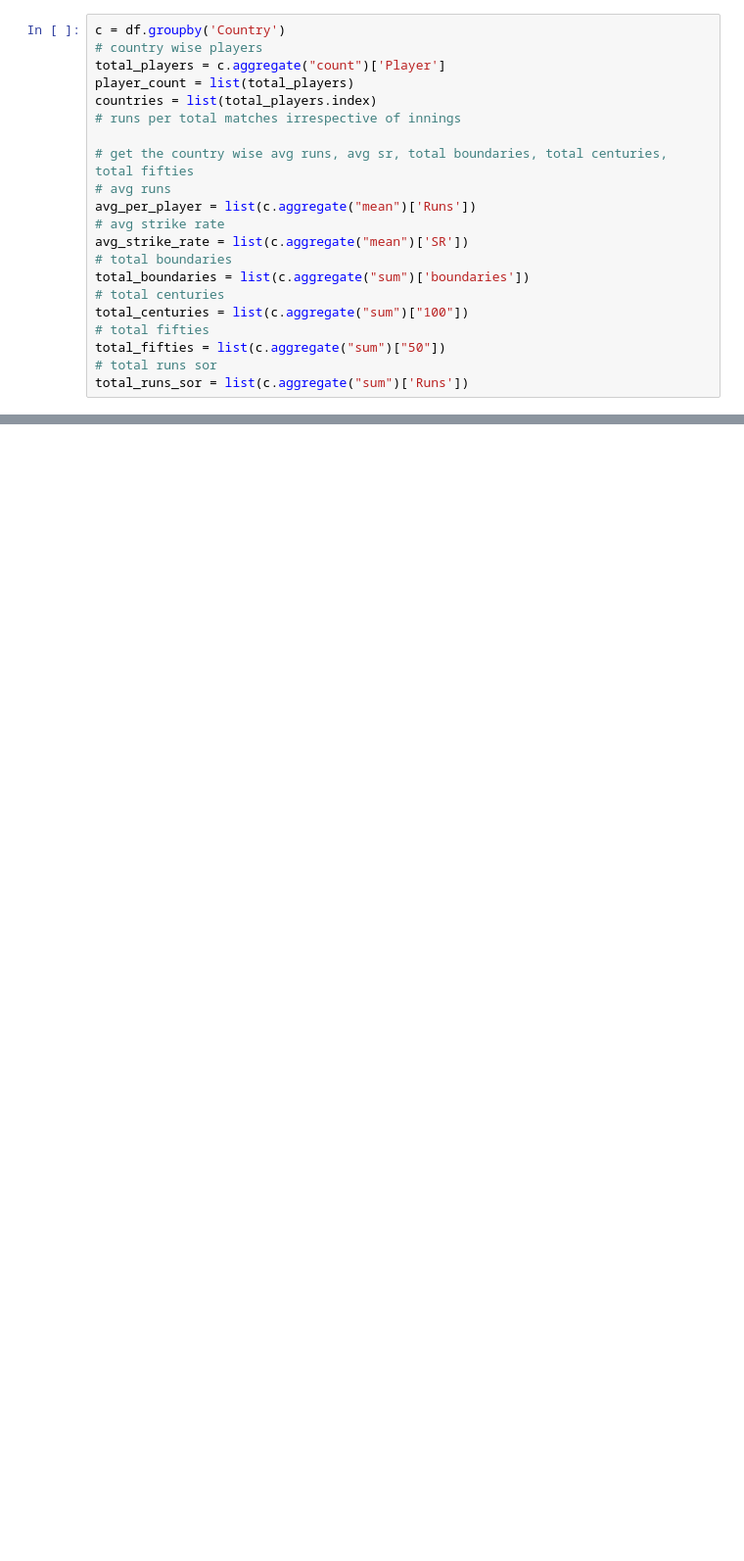
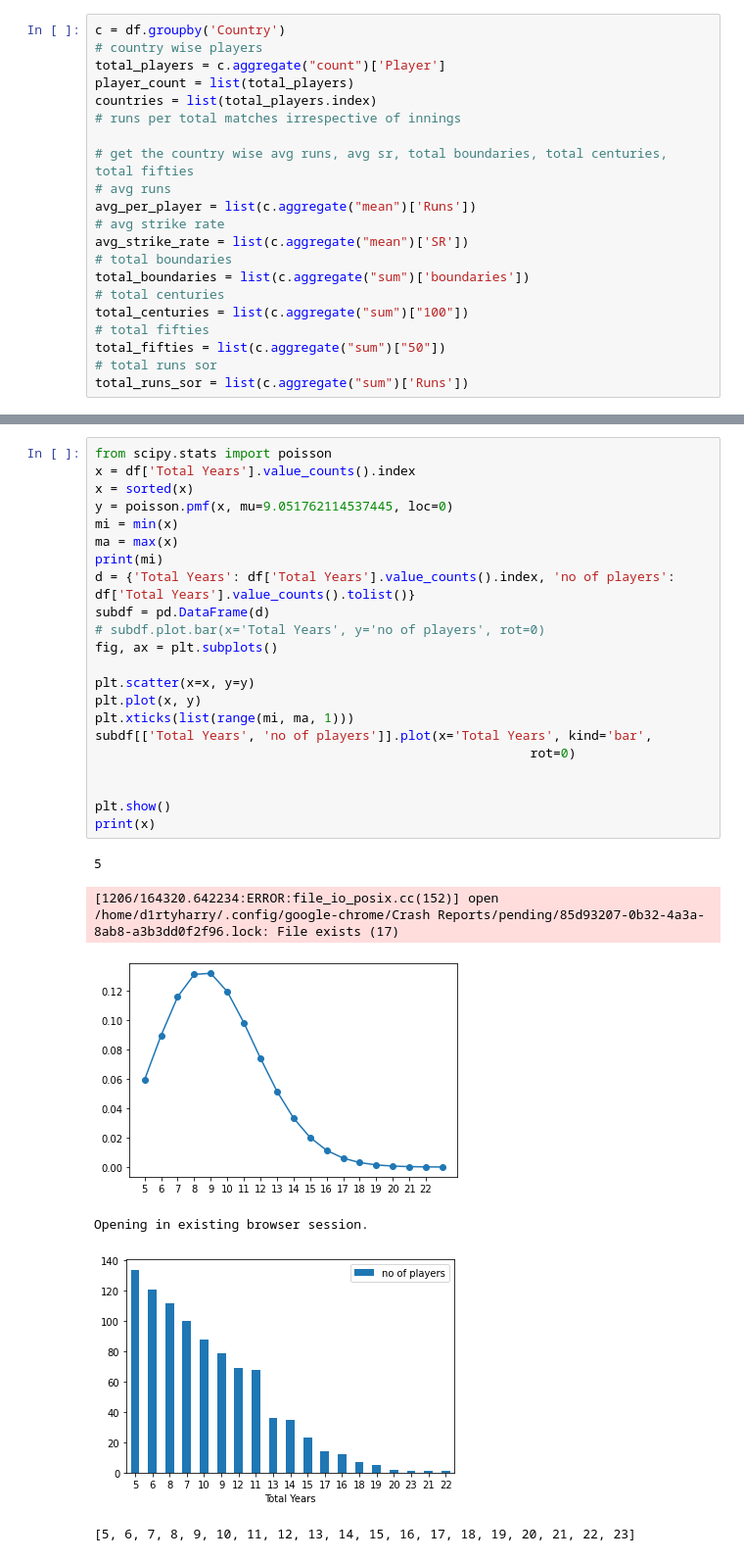
Before and after one commit to AmanJain27/Cricket-Analysis, a Jupyter notebook: EDA/data_eda_2.ipynb, the cells around one changed output, grey strips where cells are left out. Shown at 98% size. Saved outputs shown, nothing was run; the diff lists cells and outputs as text; blank space fills up the shorter version.

```diff
--- a/EDA/data_eda_2.ipynb
+++ b/EDA/data_eda_2.ipynb
@@ -522,0 +921,29 @@ Opening in existing browser session.
+# %%
+from scipy.stats import poisson
+x = df['Total Years'].value_counts().index
+x = sorted(x)
+y = poisson.pmf(x, mu=9.051762114537445, loc=0)
+mi = min(x)
+ma = max(x)
+print(mi)
+d = {'Total Years': df['Total Years'].value_counts().index, 'no of players': df['Total Years'].value_counts().tolist()}
+subdf = pd.DataFrame(d)
+# subdf.plot.bar(x='Total Years', y='no of players', rot=0)
+fig, ax = plt.subplots()
+
+plt.scatter(x=x, y=y)
+plt.plot(x, y)
+plt.xticks(list(range(mi, ma, 1)))
+subdf[['Total Years', 'no of players']].plot(x='Total Years', kind='bar',
+                                                         rot=0)
+
+
+plt.show()
+print(x)
+# %% [output]
+5
+[1206/164320.642234:ERROR:file_io_posix.cc(152)] open /home/d1rtyharry/.config/google-chrome/Crash Reports/pending/85d93207-0b32-4a3a-8ab8-a3b3dd0f2f96.lock: File exists (17)
+[figure, added]
+Opening in existing browser session.
+[figure, added]
+[5, 6, 7, 8, 9, 10, 11, 12, 13, 14, 15, 16, 17, 18, 19, 20, 21, 22, 23]
```
Also changed, not shown: parts of 25 cells of this notebook, 6 other files.
